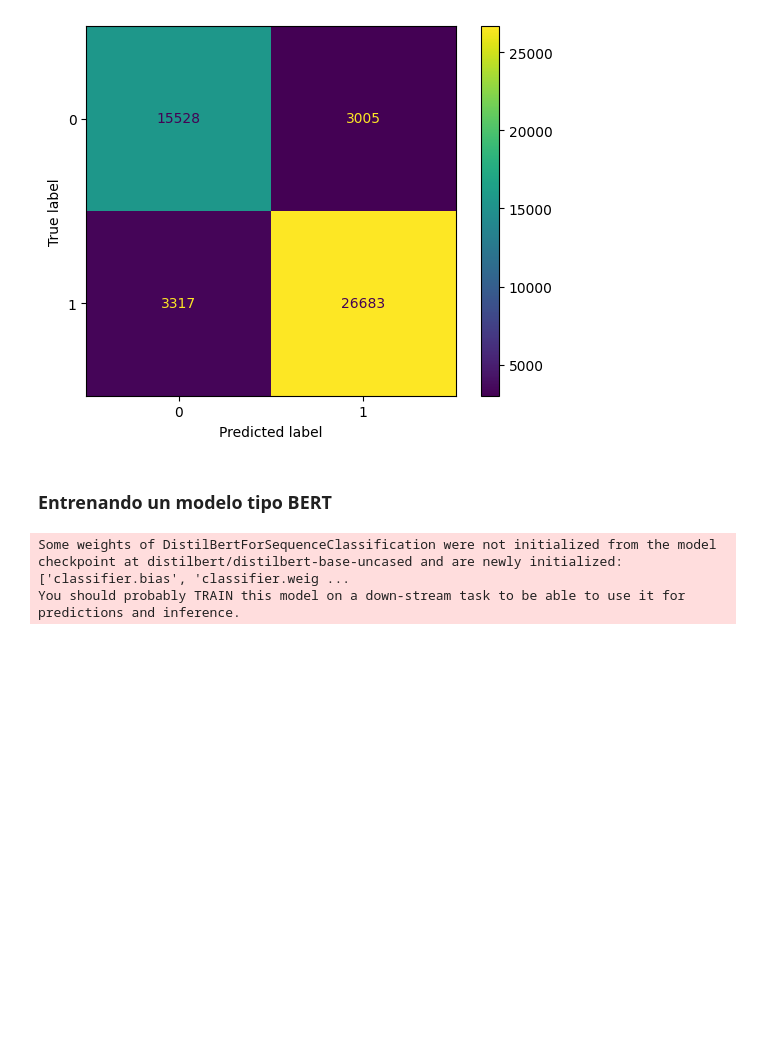
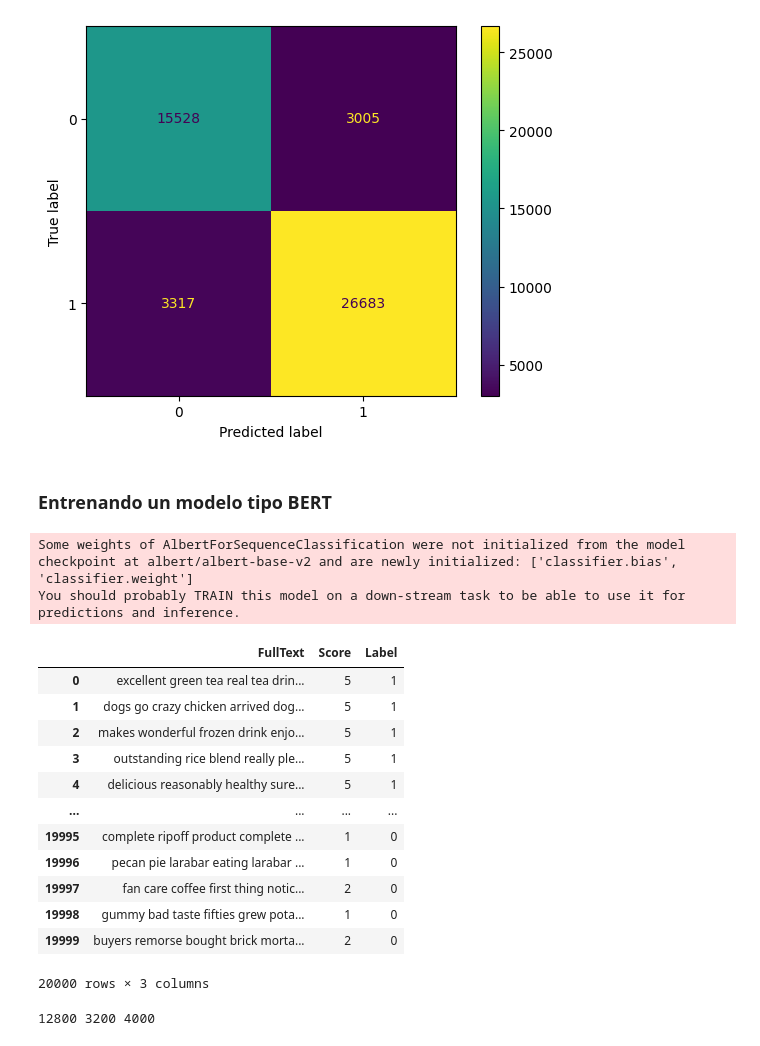
Before and after one commit to jmartingv/nlp-clasifier, a Jupyter notebook: notebook.ipynb, the cells around one changed output. Saved outputs shown, nothing was run; the diff lists cells and outputs as text; code cells hidden in the pictures; blank space fills up the shorter version.

```diff
--- a/notebook.ipynb
+++ b/notebook.ipynb
@@ -178,9 +181,9 @@ plt.show()
 # %%
 device = torch.device('cuda' if torch.cuda.is_available() else 'cpu')
 # %%
-model_name = 'distilbert/distilbert-base-uncased'
+model_name = 'albert/albert-base-v2'
 tokenizer = AutoTokenizer.from_pretrained(model_name)
 model = AutoModelForSequenceClassification.from_pretrained(model_name, num_labels=2).to(device)
 # %% [output]
-Some weights of DistilBertForSequenceClassification were not initialized from the model checkpoint at distilbert/distilbert-base-uncased and are newly initialized: ['classifier.bias', 'classifier.weig ...
+Some weights of AlbertForSequenceClassification were not initialized from the model checkpoint at albert/albert-base-v2 and are newly initialized: ['classifier.bias', 'classifier.weight']
 You should probably TRAIN this model on a down-stream task to be able to use it for predictions and inference.
@@ -187 +196,17 @@ You should probably TRAIN this model on a down-stream task to be able to use it
+# %%
+sample
+# %% [output]
+|  | FullText | Score | Label |
+| 0 | excellent green tea real tea drin... | 5 | 1 |
+| 1 | dogs go crazy chicken arrived dog... | 5 | 1 |
+| 2 | makes wonderful frozen drink enjo... | 5 | 1 |
+| 3 | outstanding rice blend really ple... | 5 | 1 |
+| 4 | delicious reasonably healthy sure... | 5 | 1 |
+| ... | ... | ... | ... |
+| 19995 | complete ripoff product complete ... | 1 | 0 |
+| 19996 | pecan pie larabar eating larabar ... | 1 | 0 |
+| 19997 | fan care coffee first thing notic... | 2 | 0 |
+| 19998 | gummy bad taste fifties grew pota... | 1 | 0 |
+| 19999 | buyers remorse bought brick morta... | 2 | 0 |
+20000 rows × 3 columns
 # %%
@@ -194,3 +219,8 @@ test_encodings = tokenizer(list(X_test), truncation=True, padding=True)
+# %%
+# cantidad de datos en cada conjunto
+print(len(train_encodings['input_ids']), len(val_encodings['input_ids']), len(test_encodings['input_ids']))
+# %% [output]
+12800 3200 4000
 # %%
 train_dataset = Dataset.from_dict({
     'input_ids': train_encodings['input_ids'],
```
Also changed, not shown: parts of 13 cells of this notebook, 1 other file.
